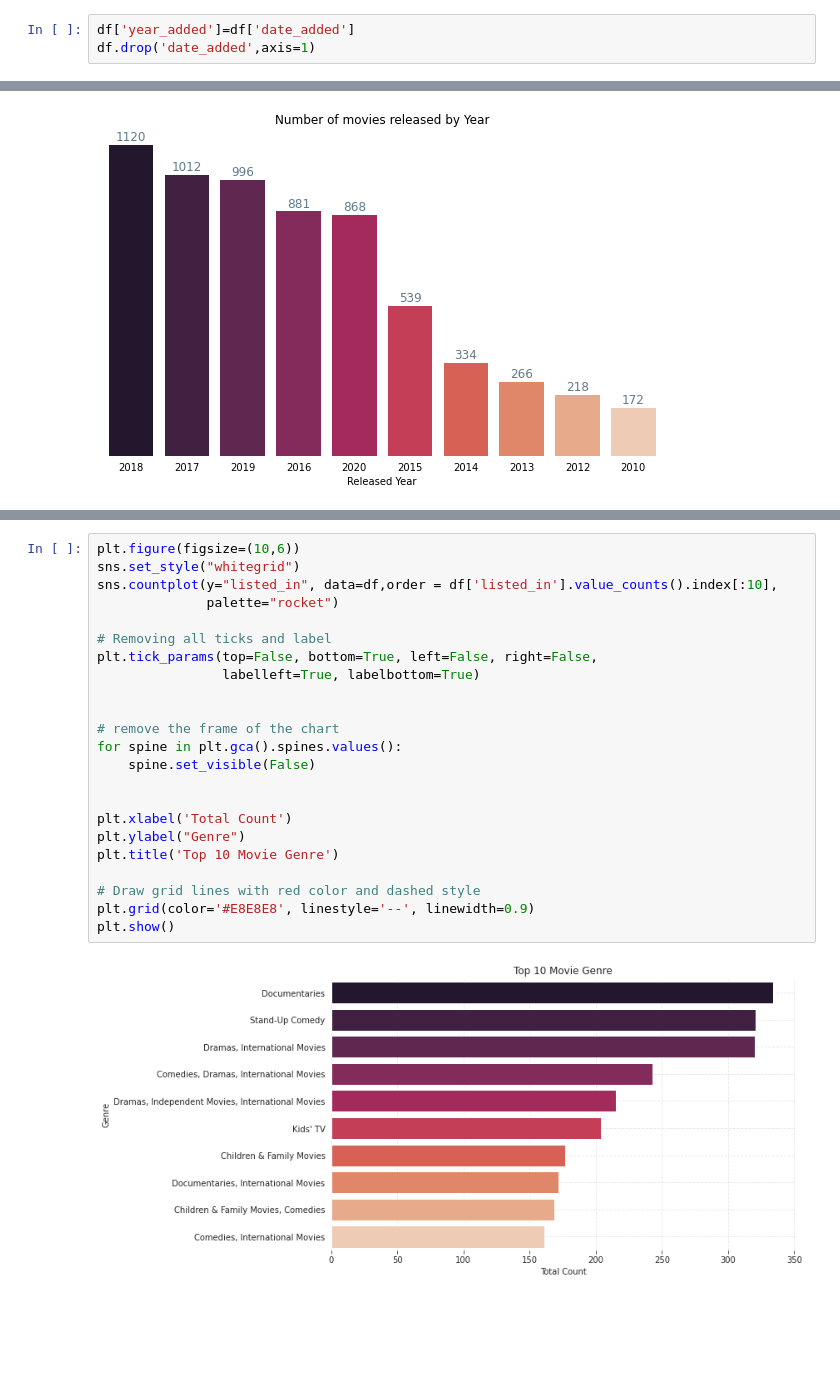
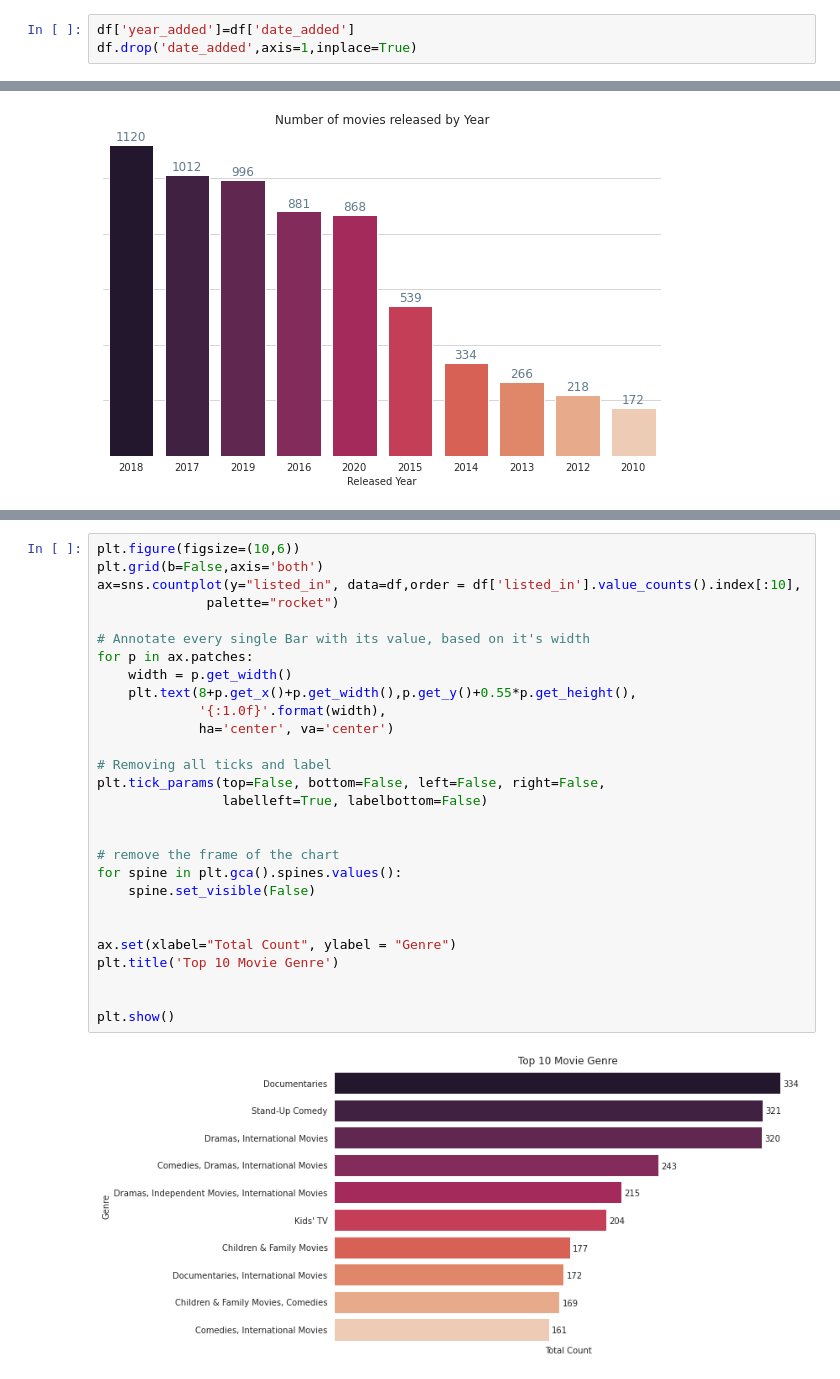
Before and after one commit to anisbagwan/NETFLIX-MOVIES-and-TV-shows-clusteringG, a Jupyter notebook: NETFLIX_MOVIES_AND_TV_SHOWS_CLUSTERING.ipynb, the cells around one changed output, grey strips where cells are left out. Saved outputs shown, nothing was run; the diff lists cells and outputs as text; blank space fills up the shorter version.

```diff
--- a/NETFLIX_MOVIES_AND_TV_SHOWS_CLUSTERING.ipynb
+++ b/NETFLIX_MOVIES_AND_TV_SHOWS_CLUSTERING.ipynb
@@ -246,4 +248,4 @@ df["date_added"] = df["date_added"].dt.year
 df["date_added"] = df["date_added"].astype(int)
 # %%
 df['year_added']=df['date_added']
-df.drop('date_added',axis=1)
+df.drop('date_added',axis=1,inplace=True)
@@ -330,25 +326,30 @@ plt.show()
 # %%
 plt.figure(figsize=(10,6))
-sns.set_style("whitegrid")
-sns.countplot(y="listed_in", data=df,order = df['listed_in'].value_counts().index[:10],
+plt.grid(b=False,axis='both')
+ax=sns.countplot(y="listed_in", data=df,order = df['listed_in'].value_counts().index[:10],
               palette="rocket")
 
+# Annotate every single Bar with its value, based on it's width
+for p in ax.patches:
+    width = p.get_width()
+    plt.text(8+p.get_x()+p.get_width(),p.get_y()+0.55*p.get_height(),
+             '{:1.0f}'.format(width),
+             ha='center', va='center')
+
 # Removing all ticks and label
-plt.tick_params(top=False, bottom=True, left=False, right=False,
-                labelleft=True, labelbottom=True)
+plt.tick_params(top=False, bottom=False, left=False, right=False,
+                labelleft=True, labelbottom=False)
 
 
 # remove the frame of the chart
 for spine in plt.gca().spines.values():
     spine.set_visible(False)
 
 
-plt.xlabel('Total Count')
-plt.ylabel("Genre")
+ax.set(xlabel="Total Count", ylabel = "Genre")
 plt.title('Top 10 Movie Genre')
 
-# Draw grid lines with red color and dashed style
-plt.grid(color='#E8E8E8', linestyle='--', linewidth=0.9)
+
 plt.show()
 # %% [output]
-[figure, old version]
+[figure, new version]
```
Also changed, not shown: parts of 48 cells of this notebook.
